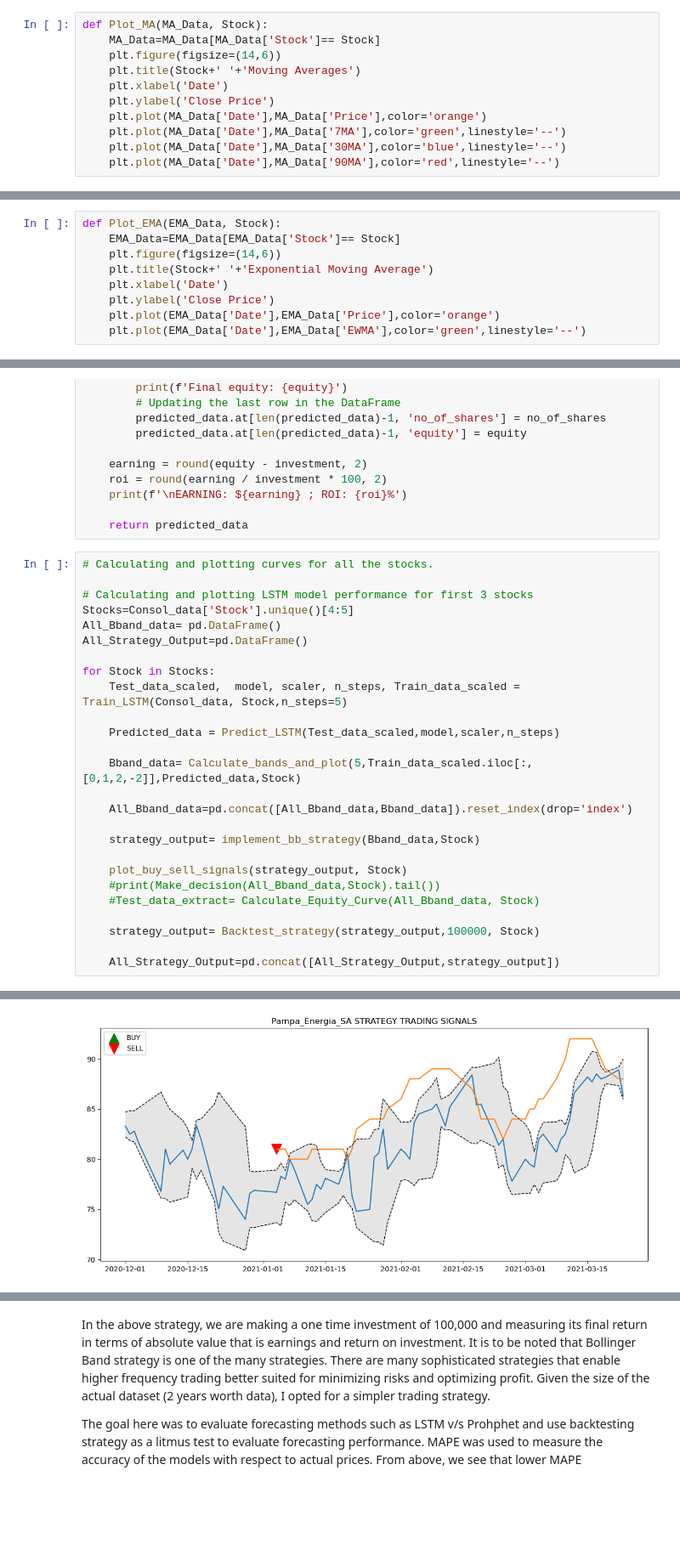
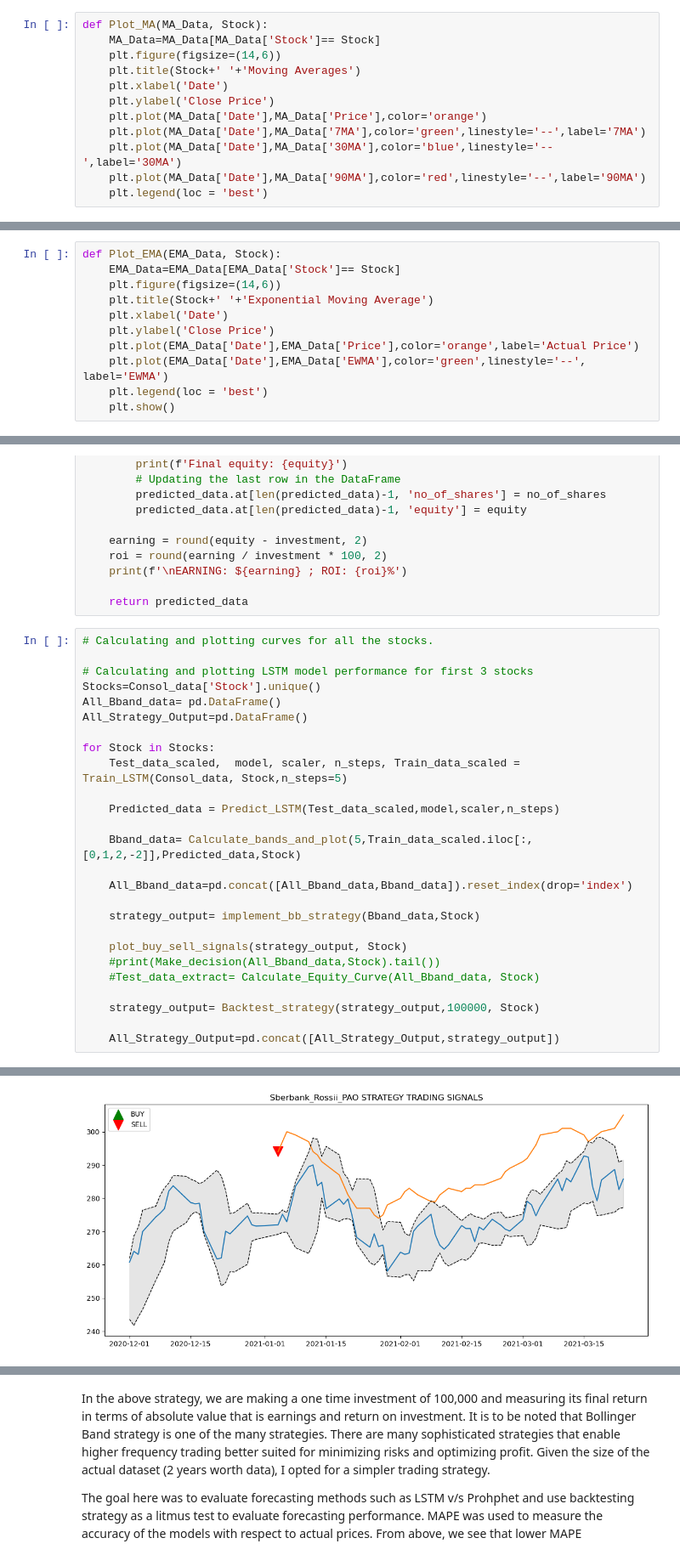
Before and after one commit to Pranay-Uc-DXB/Project-4--Value_Investor-Forecasting, a Jupyter notebook: Iteration_5_Value_investor.ipynb, the cells around one changed output, grey strips where cells are left out. Shown at 85% size. Saved outputs shown, nothing was run; the diff lists cells and outputs as text; blank space fills up the shorter version.

```diff
--- a/Iteration_5_Value_investor.ipynb
+++ b/Iteration_5_Value_investor.ipynb
@@ -162,7 +162,8 @@ def Plot_MA(MA_Data, Stock):
     plt.xlabel('Date')
     plt.ylabel('Close Price')
     plt.plot(MA_Data['Date'],MA_Data['Price'],color='orange')
-    plt.plot(MA_Data['Date'],MA_Data['7MA'],color='green',linestyle='--')
-    plt.plot(MA_Data['Date'],MA_Data['30MA'],color='blue',linestyle='--')
-    plt.plot(MA_Data['Date'],MA_Data['90MA'],color='red',linestyle='--')
+    plt.plot(MA_Data['Date'],MA_Data['7MA'],color='green',linestyle='--',label='7MA')
+    plt.plot(MA_Data['Date'],MA_Data['30MA'],color='blue',linestyle='--',label='30MA')
+    plt.plot(MA_Data['Date'],MA_Data['90MA'],color='red',linestyle='--',label='90MA')
+    plt.legend(loc = 'best')
 # %%
@@ -202,8 +203,10 @@ def Plot_EMA(EMA_Data, Stock):
     plt.title(Stock+' '+'Exponential Moving Average')
     plt.xlabel('Date')
     plt.ylabel('Close Price')
-    plt.plot(EMA_Data['Date'],EMA_Data['Price'],color='orange')
-    plt.plot(EMA_Data['Date'],EMA_Data['EWMA'],color='green',linestyle='--')
+    plt.plot(EMA_Data['Date'],EMA_Data['Price'],color='orange',label='Actual Price')
+    plt.plot(EMA_Data['Date'],EMA_Data['EWMA'],color='green',linestyle='--', label='EWMA')
+    plt.legend(loc = 'best')
+    plt.show()
 # %%
 # Calculating and plotting curves for all the stocks.
 
@@ -491,7 +494,7 @@ def Backtest_strategy(predicted_data, investment, Stock):
 # Calculating and plotting curves for all the stocks.
 
 # Calculating and plotting LSTM model performance for first 3 stocks
-Stocks=Consol_data['Stock'].unique()[4:5]
+Stocks=Consol_data['Stock'].unique()
 All_Bband_data= pd.DataFrame()
 All_Strategy_Output=pd.DataFrame()
 
@@ -519,2 +522,2 @@ for Stock in Stocks:
-[figure, old version]
+[figure, new version]
 EARNING: $0 ; ROI: 0.0%
```
Also changed, not shown: parts of 4 cells of this notebook, 3 other files.
